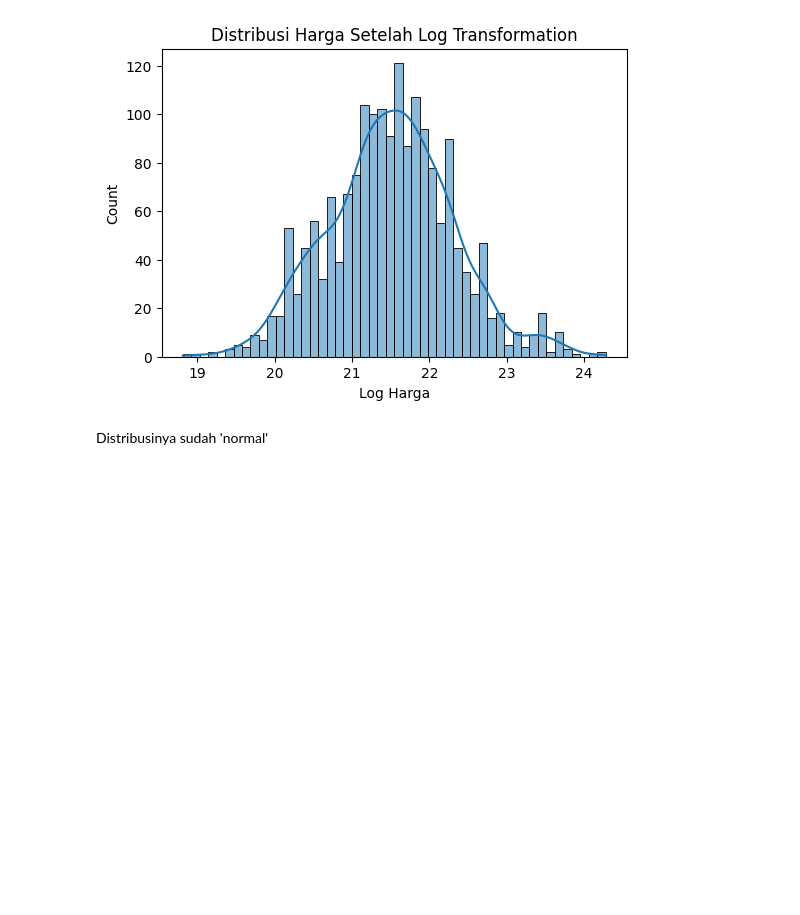
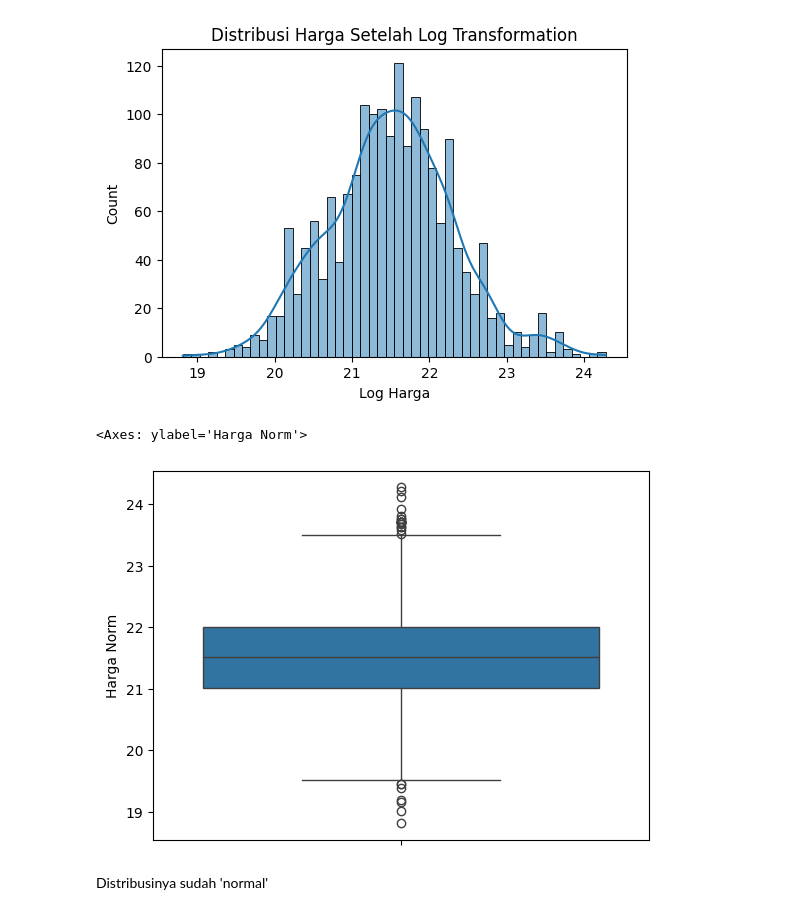
Before and after one commit to daff00/Kabupaten-Tangerang-House-Price-Prediction, a Jupyter notebook: HousePricePrediction_KabTangerang.ipynb, the cells around one changed output. Drawn from its saved outputs; the diff is of its cells as text; code cells hidden in the pictures; blank space fills up the shorter version.

```diff
--- a/HousePricePrediction_KabTangerang.ipynb
+++ b/HousePricePrediction_KabTangerang.ipynb
@@ -328,6 +333,11 @@ plt.title("Distribusi Harga Setelah Log Transformation")
 plt.show()
 # %% [output]
 [figure]
+# %%
+sns.boxplot(df_kabupaten['Harga Norm'])
+# %% [output]
+<Axes: ylabel='Harga Norm'>
+[figure, added]
 # %% [markdown]
 Distribusinya sudah 'normal'
 # %% [markdown]
```
Also changed, not shown: parts of 15 cells of this notebook.
